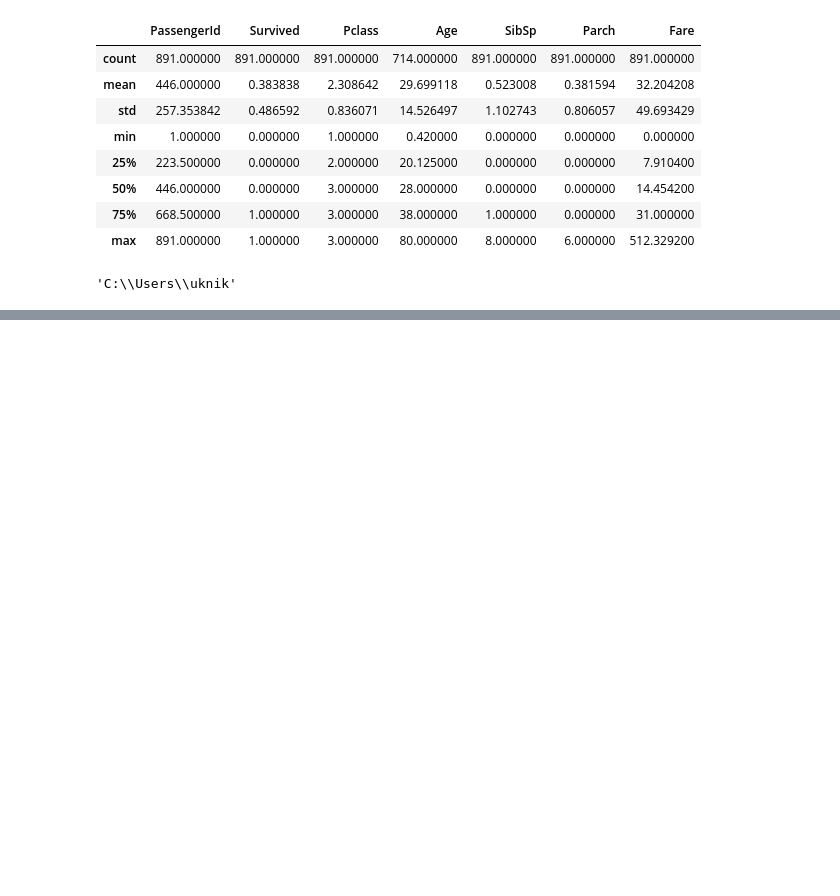
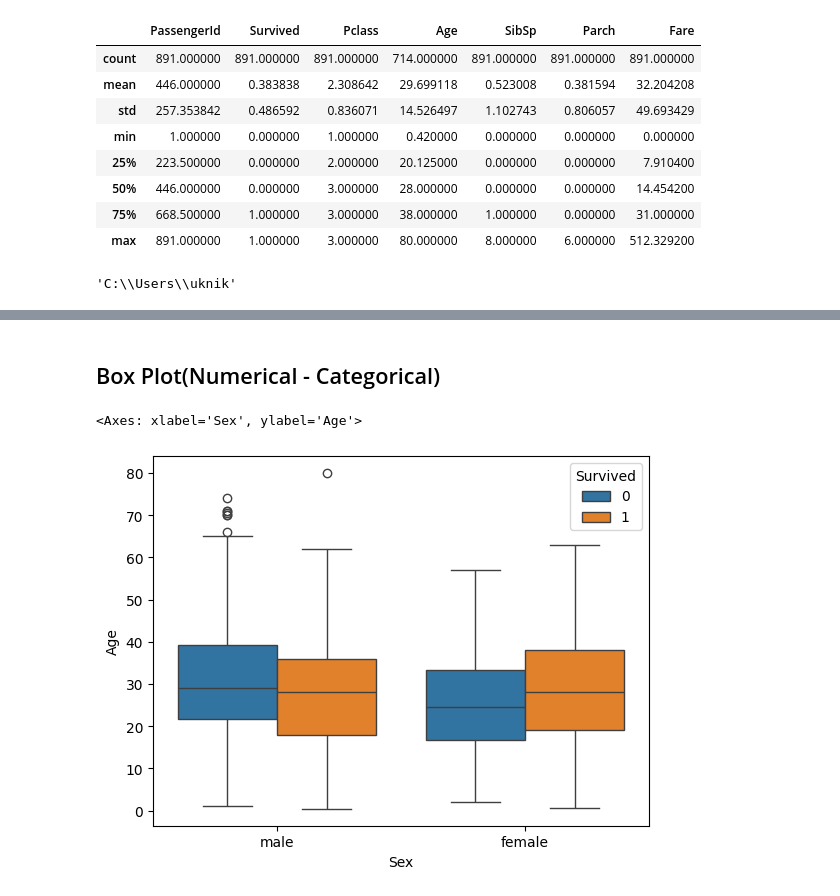
Before and after one commit to Nikhil18207/titanic-data-analysis, a Jupyter notebook: understanding data - titanic .ipynb, the cells around one changed output, grey strips where cells are left out. Drawn from its saved outputs; the diff is of its cells as text; code cells hidden in the pictures; blank space fills up the shorter version.

```diff
--- a/understanding data - titanic .ipynb
+++ b/understanding data - titanic .ipynb
@@ -197,0 +293,7 @@ os.getcwd()
+# %% [markdown]
+## Box Plot(Numerical - Categorical)
+# %%
+sns.boxplot(x=titanic['Sex'],y=titanic['Age'],hue=titanic['Survived'])
+# %% [output]
+<Axes: xlabel='Sex', ylabel='Age'>
+[figure, added]
```
Also changed, not shown: parts of 23 cells of this notebook.
